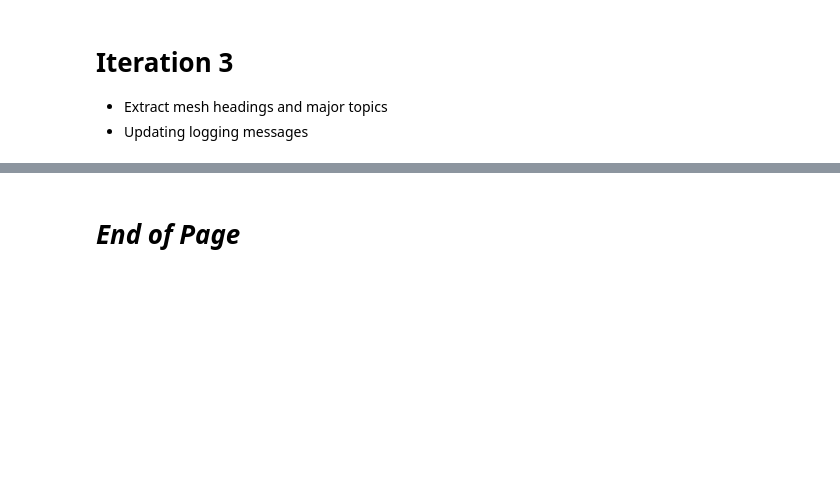
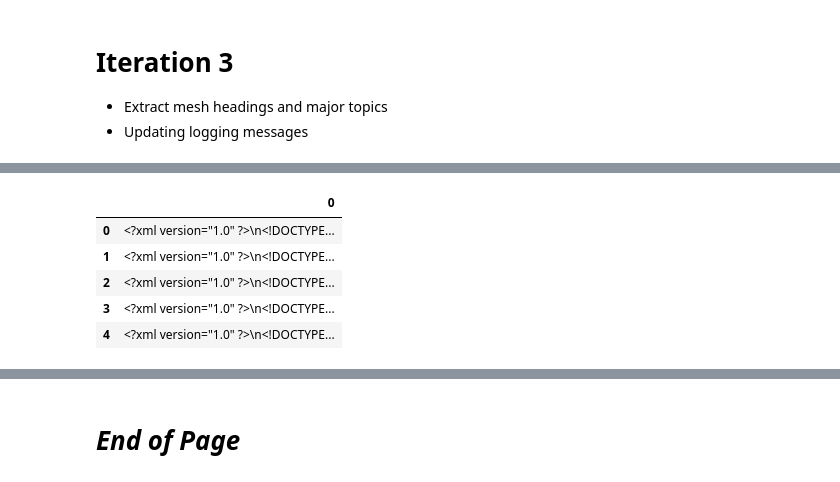
Before and after one commit to silvhua/pubmed-search, a Jupyter notebook: notebooks/2024-04-03 pubmed api.ipynb, the cells around one changed output, grey strips where cells are left out. Cells and saved outputs as stored; diff of their text form; code cells hidden in the pictures; blank space fills up the shorter version.

```diff
--- a/notebooks/2024-04-03 pubmed api.ipynb
+++ b/notebooks/2024-04-03 pubmed api.ipynb
@@ -1836,0 +2119,9 @@ mesh qualifiers: ['epidemiology', 'complications']
+# %%
+pd.DataFrame(result_dict[iteration].record_strings_dict[1])
+# %% [output]
+|  | 0 |
+| 0 | <?xml version="1.0" ?>\n<!DOCTYPE... |
+| 1 | <?xml version="1.0" ?>\n<!DOCTYPE... |
+| 2 | <?xml version="1.0" ?>\n<!DOCTYPE... |
+| 3 | <?xml version="1.0" ?>\n<!DOCTYPE... |
+| 4 | <?xml version="1.0" ?>\n<!DOCTYPE... |
```
Also changed, not shown: parts of 7 cells of this notebook.
